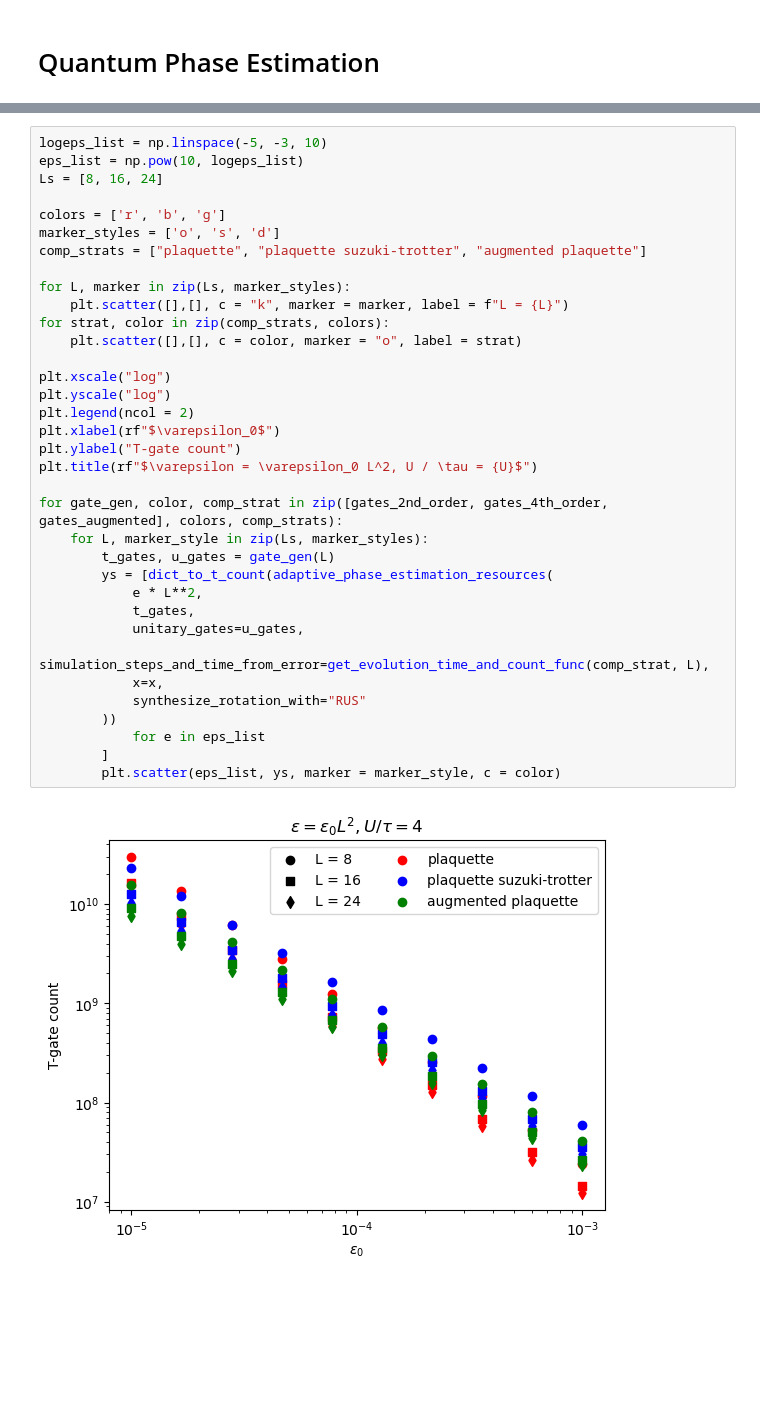
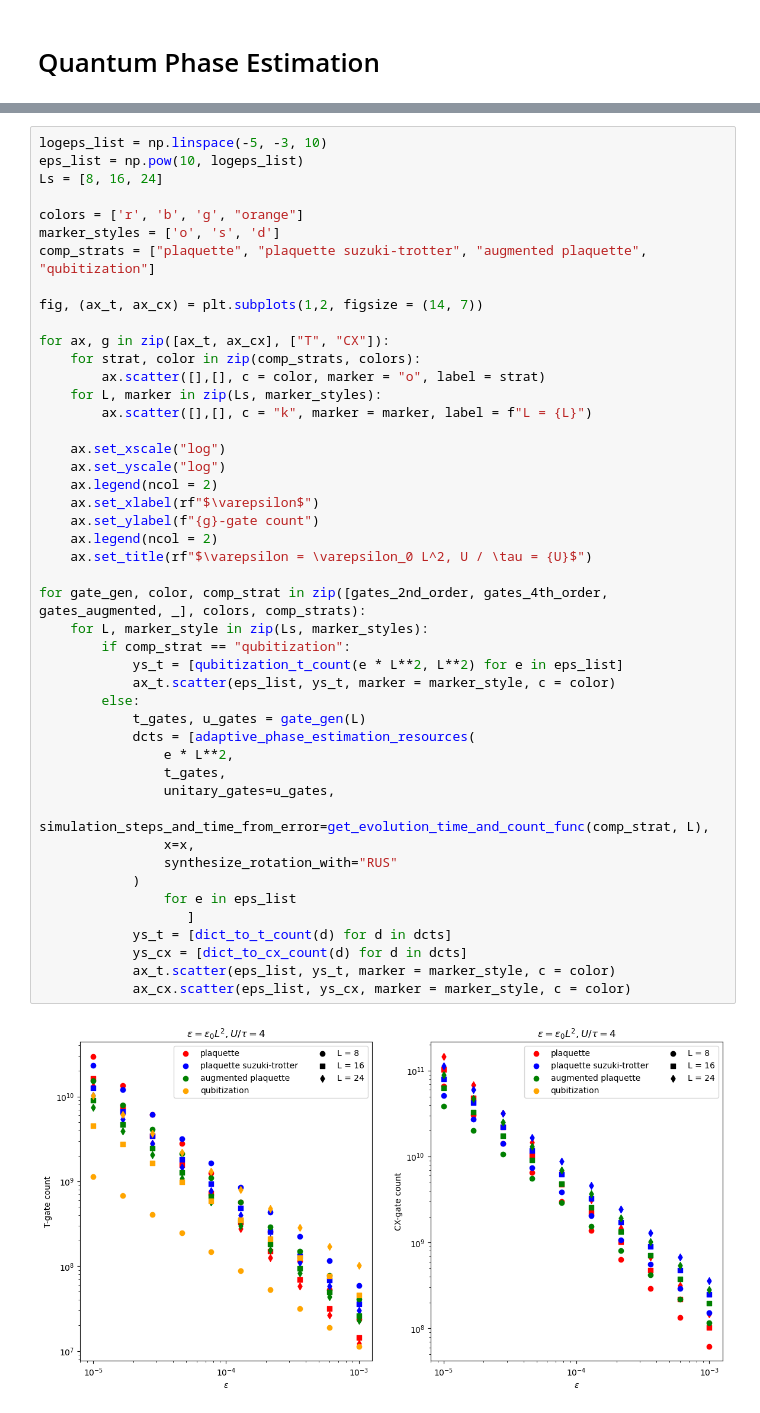
Before and after one commit to BjornTCC/lie-trotterization, a Jupyter notebook: square_lattice.ipynb, the cells around one changed output, grey strips where cells are left out. Drawn from its saved outputs; the diff is of its cells as text; blank space fills up the shorter version.

```diff
--- a/square_lattice.ipynb
+++ b/square_lattice.ipynb
@@ -193,40 +261,51 @@ def gates_augmented(L: int) -> tuple[dict, ...]:
 # %%
 logeps_list = np.linspace(-5, -3, 10)
 eps_list = np.pow(10, logeps_list)
 Ls = [8, 16, 24]
 
-colors = ['r', 'b', 'g']
+colors = ['r', 'b', 'g', "orange"]
 marker_styles = ['o', 's', 'd']
-comp_strats = ["plaquette", "plaquette suzuki-trotter", "augmented plaquette"]
+comp_strats = ["plaquette", "plaquette suzuki-trotter", "augmented plaquette", "qubitization"]
 
-for L, marker in zip(Ls, marker_styles):
-    plt.scatter([],[], c = "k", marker = marker, label = f"L = {L}")
-for strat, color in zip(comp_strats, colors):
-    plt.scatter([],[], c = color, marker = "o", label = strat)
+fig, (ax_t, ax_cx) = plt.subplots(1,2, figsize = (14, 7))
 
-plt.xscale("log")
-plt.yscale("log")
-plt.legend(ncol = 2)
-plt.xlabel(rf"$\varepsilon_0$")
-plt.ylabel("T-gate count")
-plt.title(rf"$\varepsilon = \varepsilon_0 L^2, U / \tau = {U}$")
+for ax, g in zip([ax_t, ax_cx], ["T", "CX"]):
+    for strat, color in zip(comp_strats, colors):
+        ax.scatter([],[], c = color, marker = "o", label = strat)
+    for L, marker in zip(Ls, marker_styles):
+        ax.scatter([],[], c = "k", marker = marker, label = f"L = {L}")
 
-for gate_gen, color, comp_strat in zip([gates_2nd_order, gates_4th_order, gates_augmented], colors, comp_strats):
+    ax.set_xscale("log")
+    ax.set_yscale("log")
+    ax.legend(ncol = 2)
+    ax.set_xlabel(rf"$\varepsilon$")
+    ax.set_ylabel(f"{g}-gate count")
+    ax.legend(ncol = 2)
+    ax.set_title(rf"$\varepsilon = \varepsilon_0 L^2, U / \tau = {U}$")
+
+for gate_gen, color, comp_strat in zip([gates_2nd_order, gates_4th_order, gates_augmented, _], colors, comp_strats):
     for L, marker_style in zip(Ls, marker_styles):
-        t_gates, u_gates = gate_gen(L)
-        ys = [dict_to_t_count(adaptive_phase_estimation_resources(
-            e * L**2,
-            t_gates,
-            unitary_gates=u_gates,
-            simulation_steps_and_time_from_error=get_evolution_time_and_count_func(comp_strat, L),
-            x=x,
-            synthesize_rotation_with="RUS"
-        ))
-            for e in eps_list
-        ]
-        plt.scatter(eps_list, ys, marker = marker_style, c = color)
+        if comp_strat == "qubitization":
+            ys_t = [qubitization_t_count(e * L**2, L**2) for e in eps_list]
+            ax_t.scatter(eps_list, ys_t, marker = marker_style, c = color)
+        else:
+            t_gates, u_gates = gate_gen(L)
+            dcts = [adaptive_phase_estimation_resources(
+                e * L**2,
+                t_gates,
+                unitary_gates=u_gates,
+                simulation_steps_and_time_from_error=get_evolution_time_and_count_func(comp_strat, L),
+                x=x,
+                synthesize_rotation_with="RUS"
+            )
+                for e in eps_list
+                   ]
+            ys_t = [dict_to_t_count(d) for d in dcts]
+            ys_cx = [dict_to_cx_count(d) for d in dcts]
+            ax_t.scatter(eps_list, ys_t, marker = marker_style, c = color)
+            ax_cx.scatter(eps_list, ys_cx, marker = marker_style, c = color)
 # %% [output]
-[figure, old version]
+[figure, new version]
 # %%
 Ls = [8, 12, 16, 20, 24, 28, 32]
 epss = [0.01, 0.005, 0.001]
```
Also changed, not shown: parts of 14 cells of this notebook, 8 other files.
